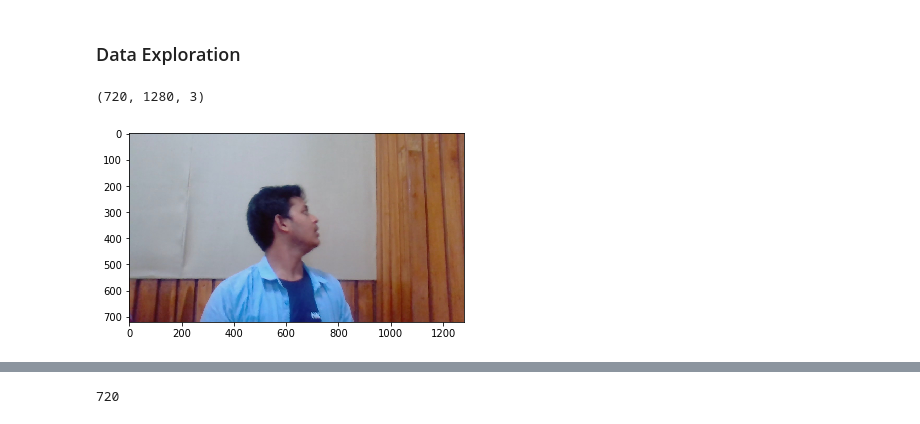
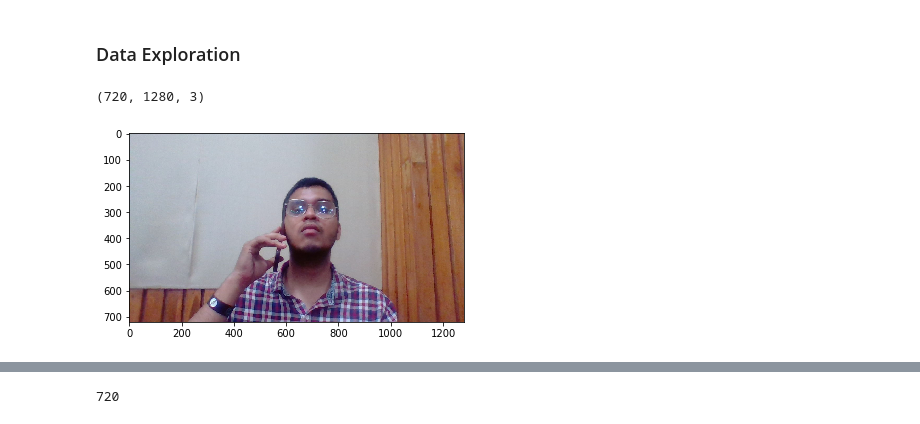
Before and after one commit to tr-ai-n/the-third-eye, a Jupyter notebook: Distracted_Driver_Live.ipynb, the cells around one changed output, grey strips where cells are left out. Cells and saved outputs as stored; diff of their text form; code cells hidden in the pictures.

```diff
--- a/Distracted_Driver_Live.ipynb
+++ b/Distracted_Driver_Live.ipynb
@@ -55,12 +55,12 @@ config = Configuration()
 ### Data Exploration
 # %%
 # load an example photo
-img = mpimg.imread('data/look_back/look_back12.jpg')
+img = mpimg.imread('data2/phone_mobile/WIN_20190331_01_48_07_Pro.jpg')
 imgplot = plt.imshow(img)
 img.shape
 # %% [output]
 (720, 1280, 3)
-[figure, old version]
+[figure, new version]
 # %%
 # Find the largest and smallest dimensions of all the pictures
 def findPictureDims(path):
```
Also changed, not shown: parts of 14 cells of this notebook, 37 other files.
